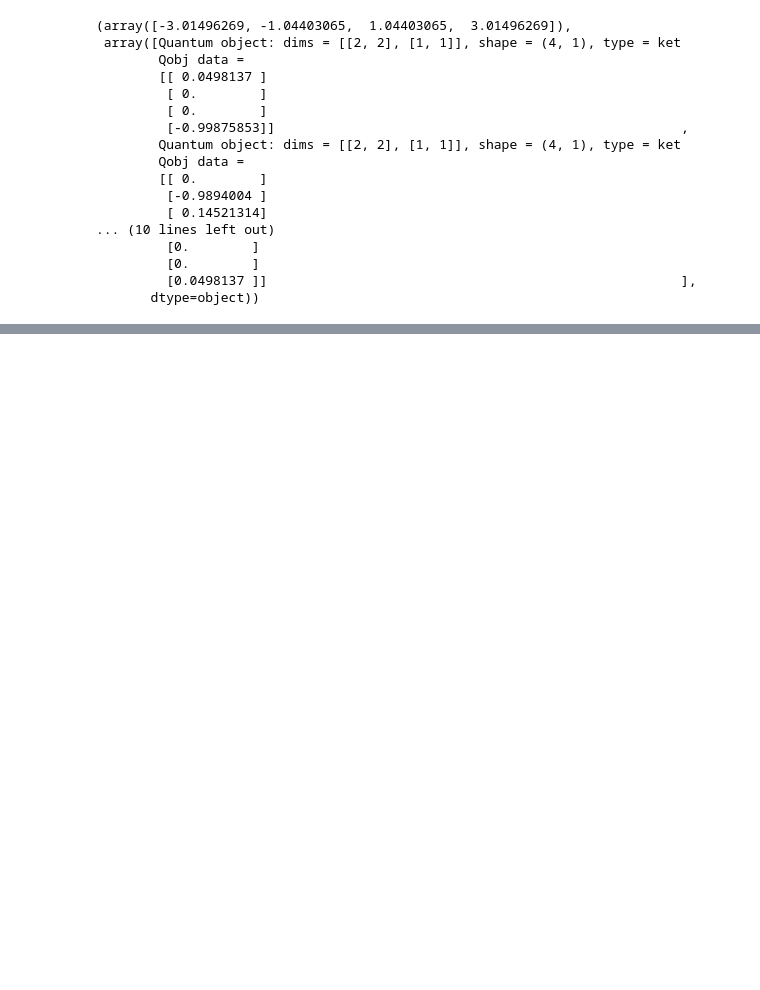
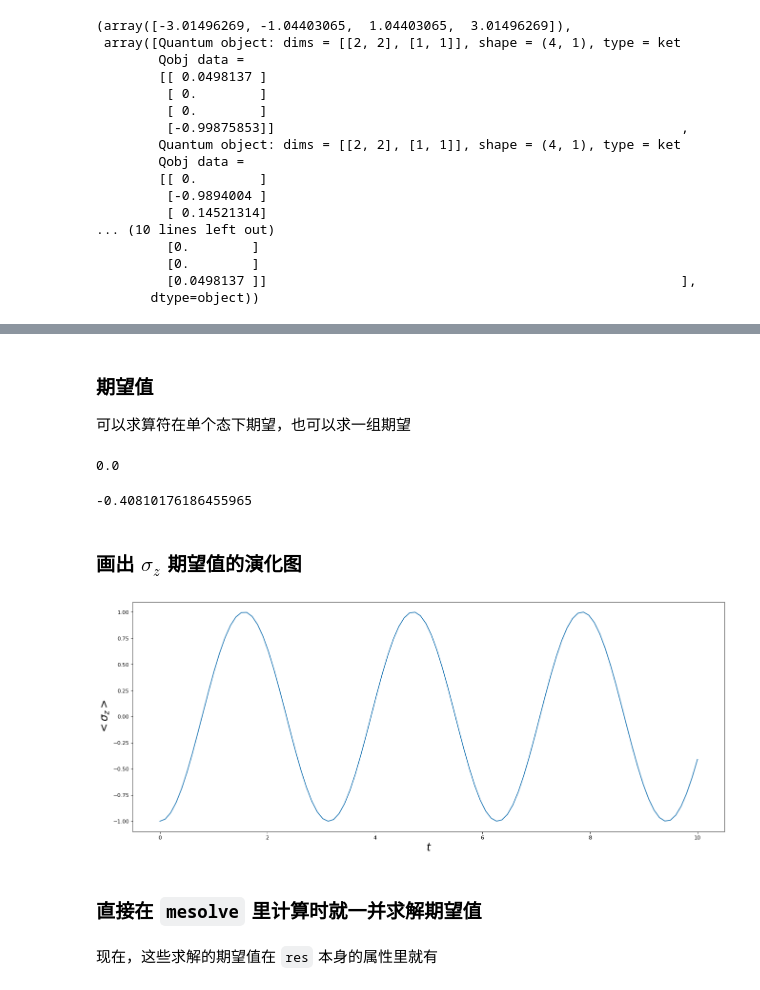
Before and after one commit to mantianxing-tiga/git-demo, a Jupyter notebook: qutip_learn/introduction.ipynb, the cells around one changed output, grey strips where cells are left out. Cells and saved outputs as stored; diff of their text form; code cells hidden in the pictures; blank space fills up the shorter version.

```diff
--- a/qutip_learn/introduction.ipynb
+++ b/qutip_learn/introduction.ipynb
@@ -334,0 +374,11 @@ H.eigenstates()
+# %%
+# 哈密顿量为
+H = sigmax()
+
+# 初态
+psi0 = basis(2, 1)
+
+# 离散时间列表（求解每一个时刻的状态）
+tls = np.linspace(0, 10, 100)
+
+res = mesolve(H, psi0, tls, [], [])
@@ -334,0 +409,29 @@ H.eigenstates()
+# %% [markdown]
+### 期望值
+可以求算符在单个态下期望，也可以求一组期望
+# %%
+# 求哈密顿量在末态的期望
+expect(H, res.states[-1])
+# %% [output]
+0.0
+# %%
+# 求 pauli-Z 算符在末态的期望
+expect(sigmaz(), res.states[-1])
+# %% [output]
+-0.40810176186455965
+# %%
+# 求 pauli-Z 算符在演化的每一时刻的期望
+evalue = expect(sigmaz(), res.states)
+# %% [markdown]
+### 画出 $\sigma_z$ 期望值的演化图
+# %%
+plt.figure(figsize=(20,8), dpi=80)
+plt.plot(tls, evalue)
+
+plt.xlabel(r'$t$', fontsize=20)
+plt.ylabel(r'$<\sigma_z >$', fontsize=20)
+plt.show()
+# %% [output]
+[figure, added]
+# %% [markdown]
+### 直接在 `mesolve` 里计算时就一并求解期望值
@@ -334,0 +440,2 @@ H.eigenstates()
+# %% [markdown]
+现在，这些求解的期望值在 `res` 本身的属性里就有
```
Also changed, not shown: parts of 22 cells of this notebook, 1 other file.
